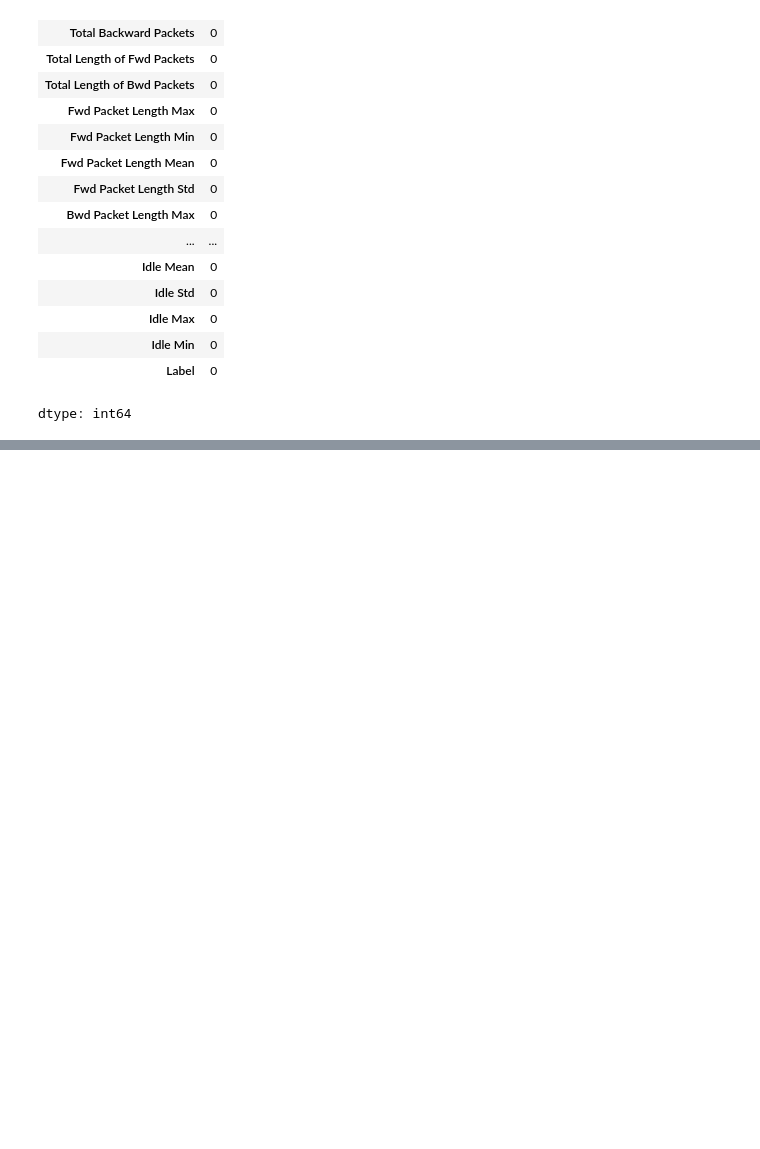
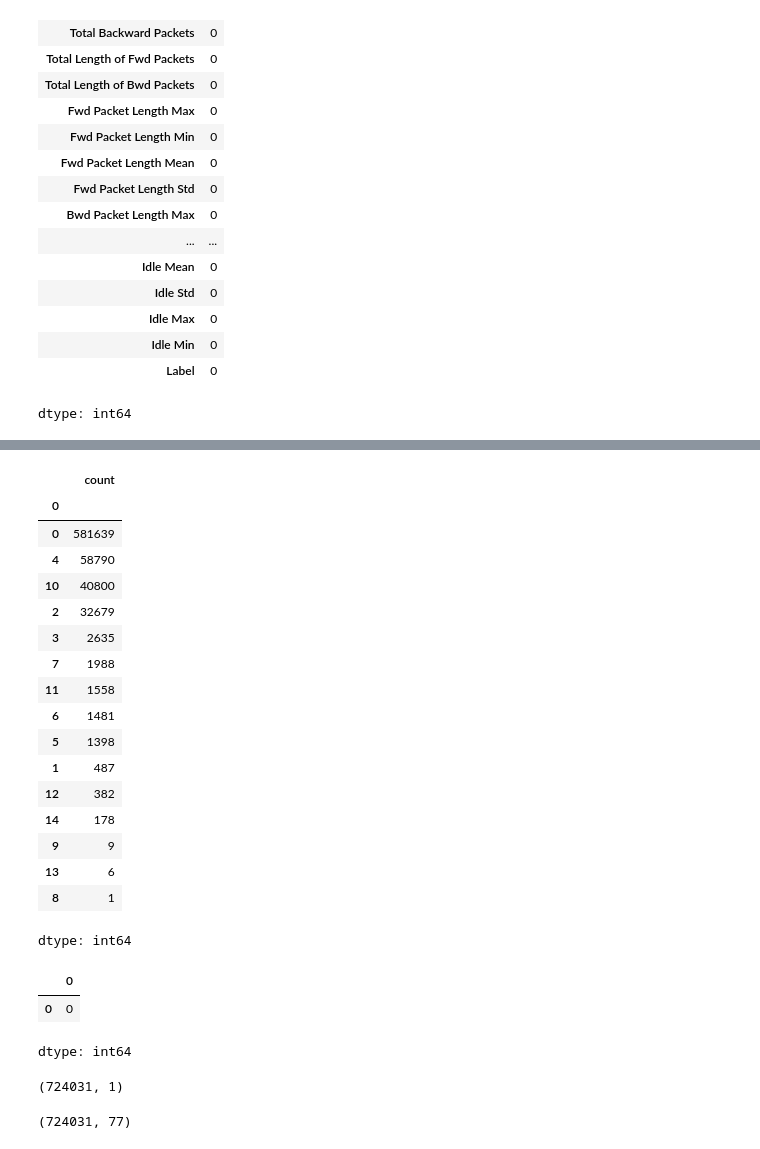
Before and after one commit to OmegaS48/Internship_NITP, a Jupyter notebook: Intern_Day5.ipynb, the cells around one changed output, grey strips where cells are left out. Saved outputs shown, nothing was run; the diff lists cells and outputs as text; code cells hidden in the pictures; blank space fills up the shorter version.

```diff
--- a/Intern_Day5.ipynb
+++ b/Intern_Day5.ipynb
@@ -124,0 +329,40 @@ dtype: int64
+# %%
+X=d
+Y=target
+# %%
+df=pd.DataFrame(Y)
+# %%
+df.value_counts()
+# %% [output]
+|  | count |
+| 0 |  |
+| 0 | 581639 |
+| 4 | 58790 |
+| 10 | 40800 |
+| 2 | 32679 |
+| 3 | 2635 |
+| 7 | 1988 |
+| 11 | 1558 |
+| 6 | 1481 |
+| 5 | 1398 |
+| 1 | 487 |
+| 12 | 382 |
+| 14 | 178 |
+| 9 | 9 |
+| 13 | 6 |
+| 8 | 1 |
+dtype: int64
+# %%
+df.isnull().sum()
+# %% [output]
+|  | 0 |
+| 0 | 0 |
+dtype: int64
+# %%
+df.shape
+# %% [output]
+(724031, 1)
+# %%
+X.shape
+# %% [output]
+(724031, 77)
```
Also changed, not shown: parts of 81 cells of this notebook.
